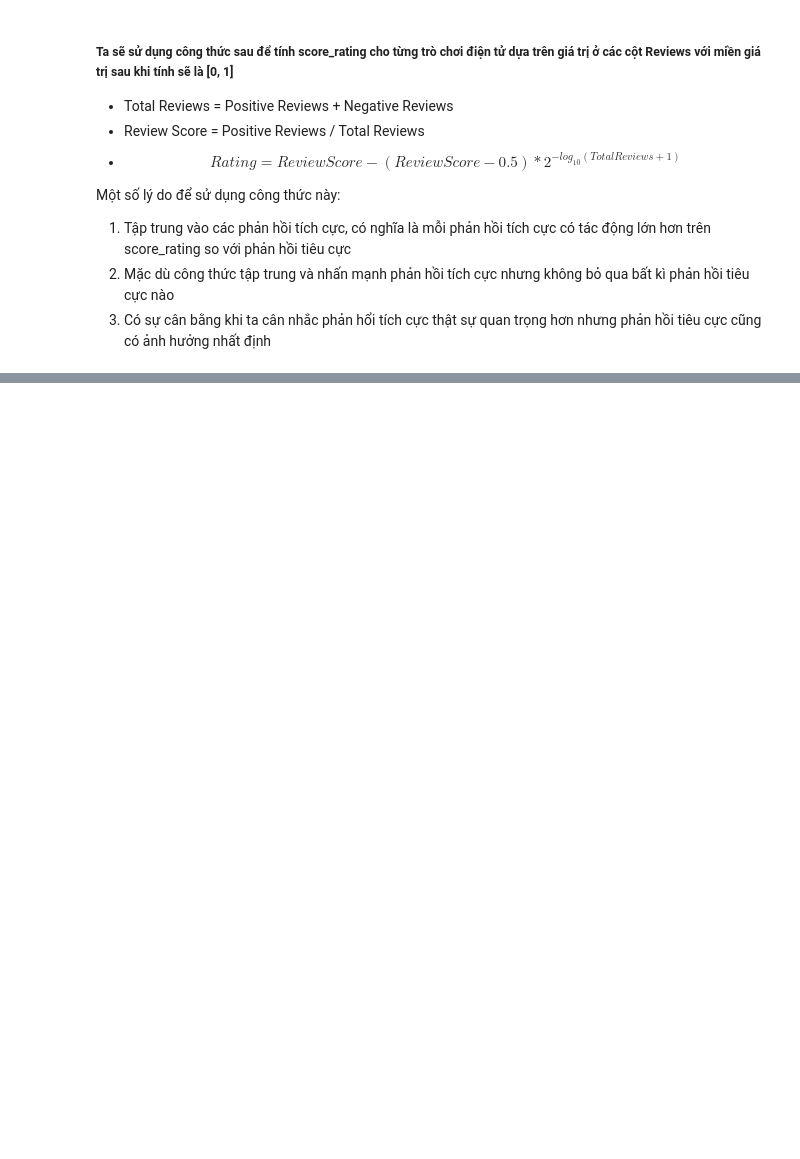
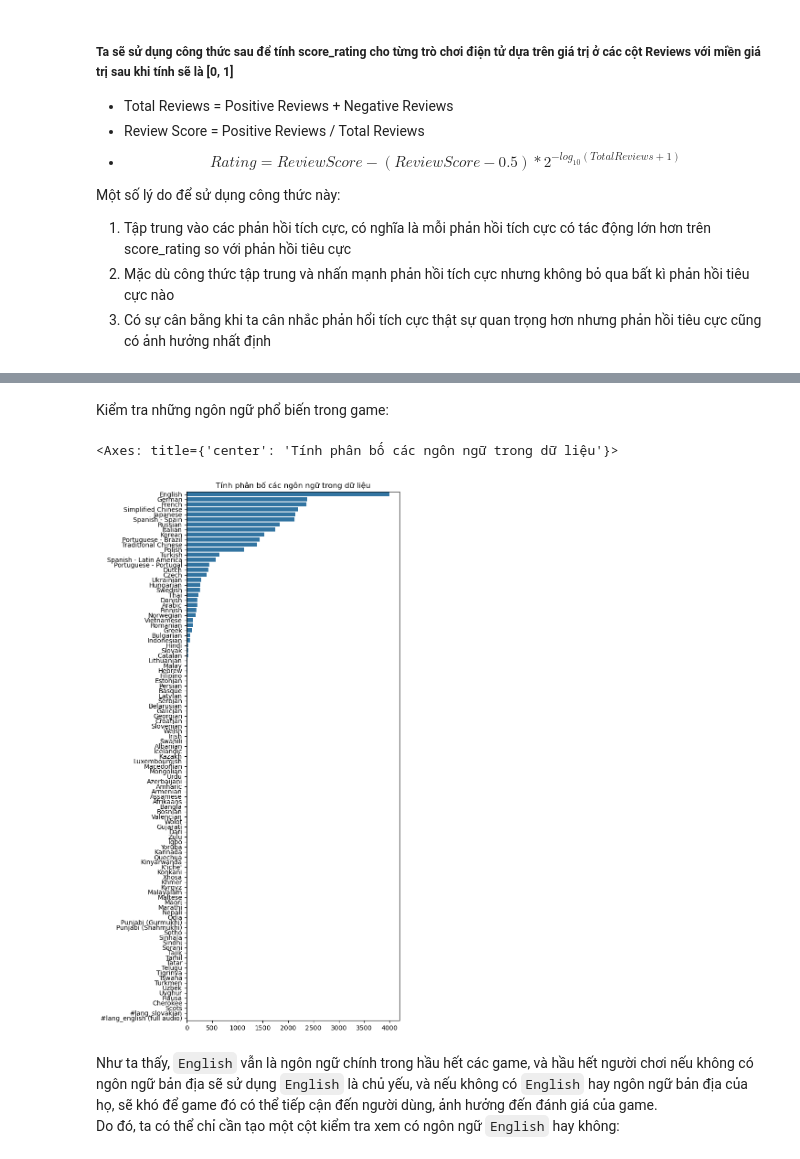
Before and after one commit to cheesepp/steam_game_ratings, a Jupyter notebook: Preprocessing.ipynb, the cells around one changed output, grey strips where cells are left out. Saved outputs shown, nothing was run; the diff lists cells and outputs as text; code cells hidden in the pictures; blank space fills up the shorter version.

```diff
--- a/Preprocessing.ipynb
+++ b/Preprocessing.ipynb
@@ -381,0 +555,15 @@ for i in df['Rating']:
+# %% [markdown]
+Kiểm tra những ngôn ngữ phổ biến trong game:
+# %%
+distributed_lan = get_distributed_cat('Languages')
+distributed_lan = dict(sorted(distributed_lan.items(), key=lambda item: item[1], reverse=True))
+# print(distributed_tag)
+f, ax = plt.subplots(figsize=(6, 15))
+plt.title("Tính phân bố các ngôn ngữ trong dữ liệu")
+sns.barplot(x=list(distributed_lan.values()), y=list(distributed_lan.keys()), ax=ax)
+# %% [output]
+<Axes: title={'center': 'Tính phân bố các ngôn ngữ trong dữ liệu'}>
+[figure, added]
+# %% [markdown]
+Như ta thấy, `English` vẫn là ngôn ngữ chính trong hầu hết các game, và hầu hết người chơi nếu không có ngôn ngữ bản địa sẽ sử dụng `English` là chủ yếu, và nếu không có `English` hay ngôn ngữ bản địa của họ, sẽ khó để game đó có thể tiếp cận đến người dùng, ảnh hưởng đến đánh giá của game.\
+Do đó, ta có thể chỉ cần tạo một cột kiểm tra xem có ngôn ngữ `English` hay không:
```
Also changed, not shown: parts of 67 cells of this notebook, 2 other files.
